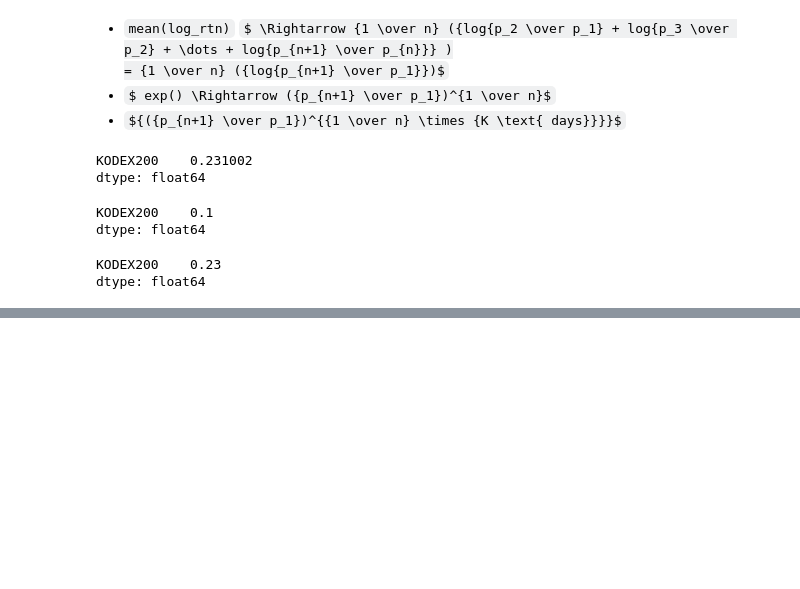
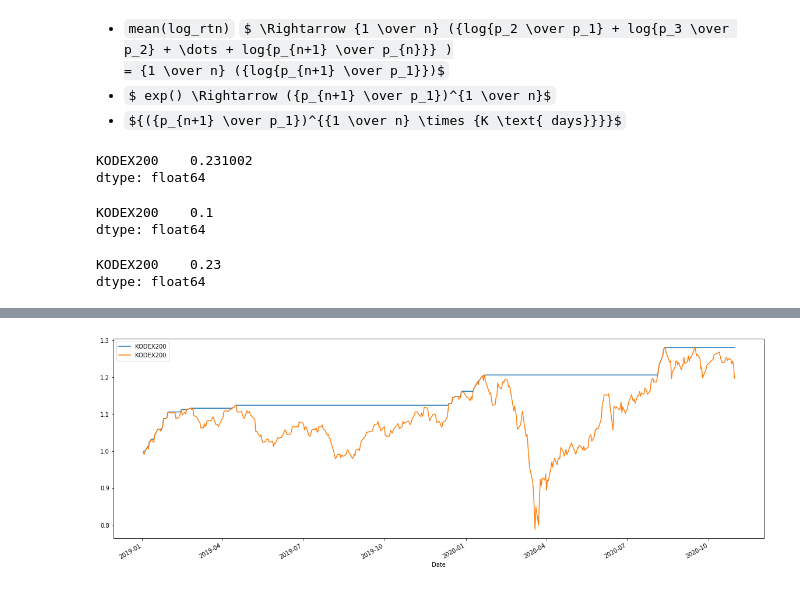
Before and after one commit to JihoQuant/Python-Pandas-Part-1, a Jupyter notebook: part2/3. Performance Indicator.ipynb, the cells around one changed output, grey strips where cells are left out. Drawn from its saved outputs; the diff is of its cells as text; code cells hidden in the pictures; some formulas as TeX source; blank space fills up the shorter version.

```diff
--- a/part2/3. Performance Indicator.ipynb
+++ b/part2/3. Performance Indicator.ipynb
@@ -195,0 +288,7 @@ dtype: float64
+# %%
+cum_max_df: DataFrame = cum_rtn_df.cummax()
+
+ax = cum_max_df.plot(figsize=(20, 7))
+cum_rtn_df.plot(ax=ax);
+# %% [output]
+[figure, added]
```
Also changed, not shown: parts of 28 cells of this notebook.
